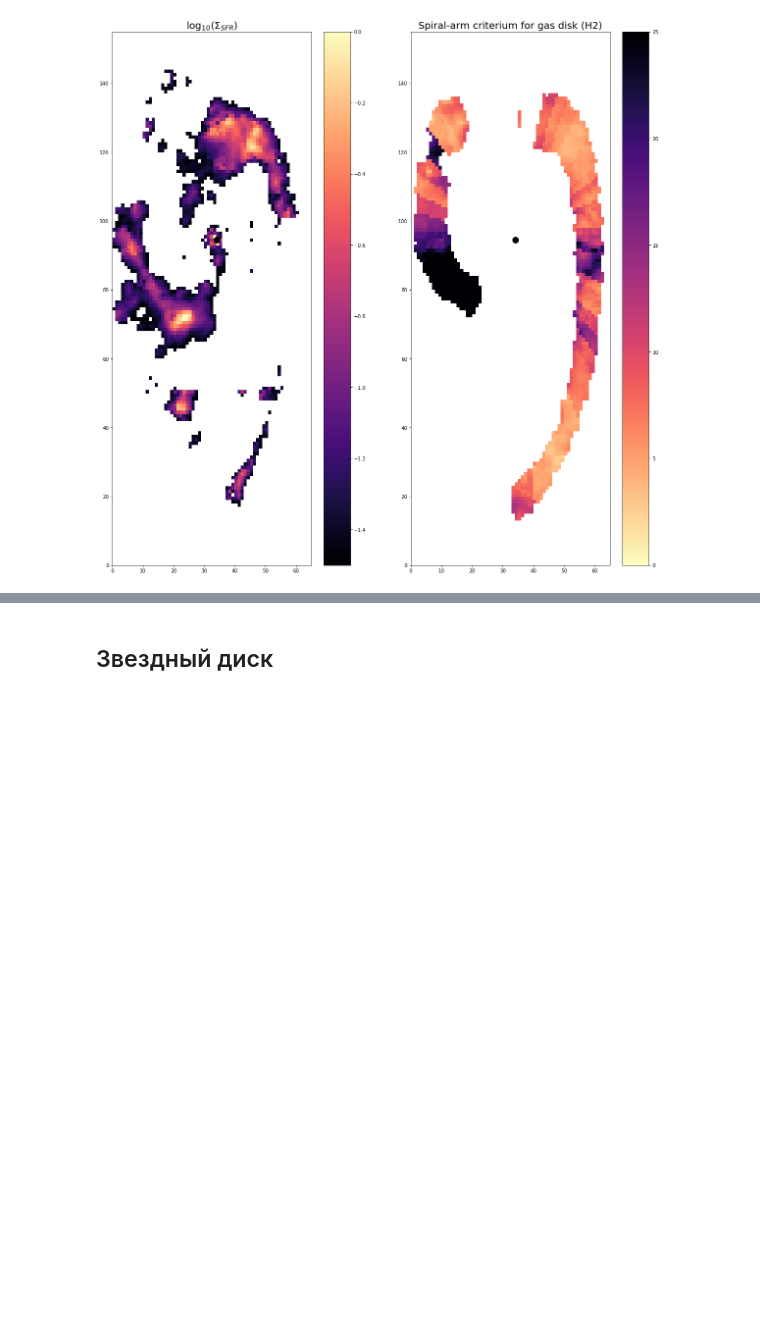
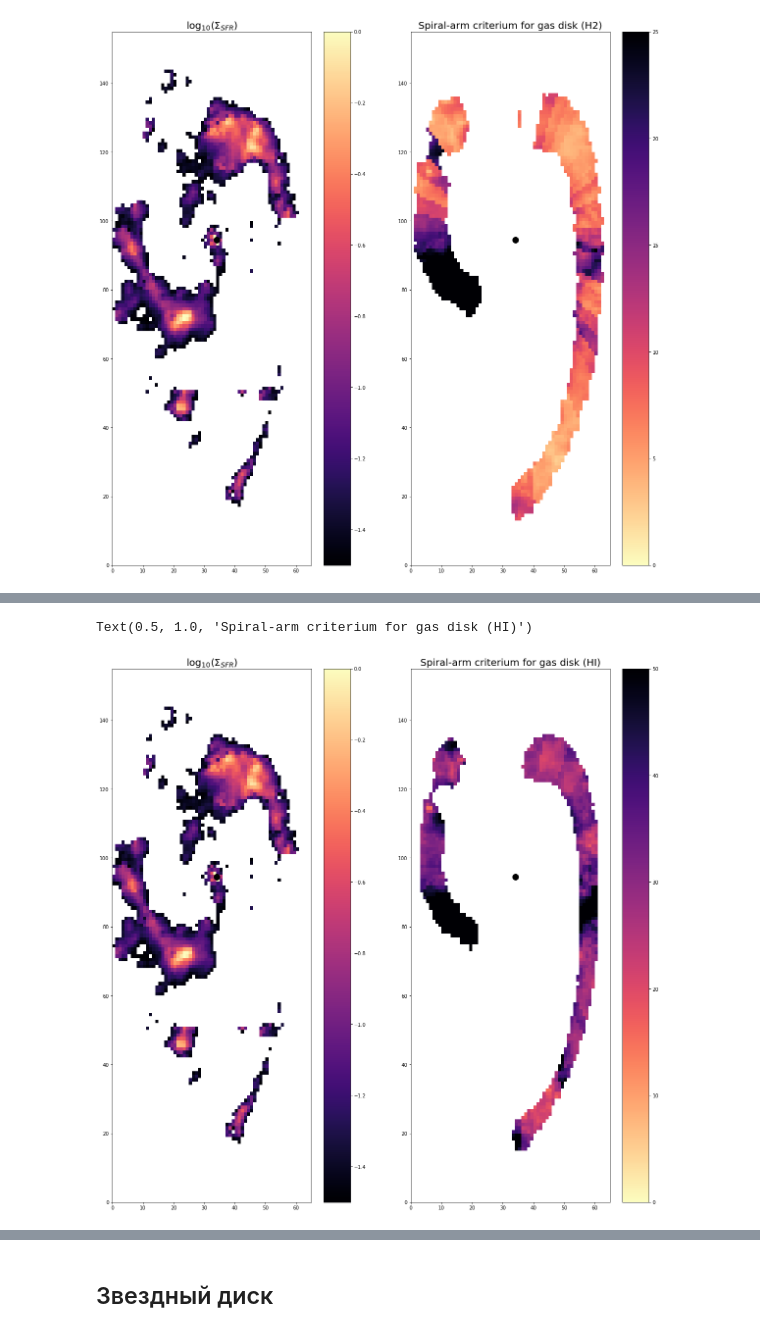
Before and after one commit to ValerieKostiuk/Course-work, a Jupyter notebook: NGC3627/spiral_arm_instability.ipynb, the cells around one changed output, grey strips where cells are left out. Drawn from its saved outputs; the diff is of its cells as text; code cells hidden in the pictures; blank space fills up the shorter version.

```diff
--- a/NGC3627/spiral_arm_instability.ipynb
+++ b/NGC3627/spiral_arm_instability.ipynb
@@ -433,0 +479,44 @@ Text(0.5, 1.0, 'Spiral-arm criterium for gas disk (H2)')
+# %%
+x = np.linspace(1,50,100)
+inst_param_HI = np.zeros(dist_kpc.shape)
+inst_param_HI[:,:] = np.nan
+
+for i, row in enumerate(dist_kpc):
+    for j, col in enumerate(dist_kpc[0]):
+
+            if (mask_gas[i][j]>2.5):
+                sigma_gr = sigma_HI[i][j]/1000.
+                Omega = 30.
+                W_gr = width_green[i][j]
+                Y_gr = 1.44 * W_gr * Sigma_HI_peak[i][j]
+                S_gr = (sigma_gr**2 * x**2 + 4 * Omega**2) / (np.pi * G * f(x*W_gr) * Y_gr * x**2)
+                inst_param_HI[i][j] = np.min(np.abs(S_gr))
+
+            if (mask_gas[i][j]==1.):
+                sigma_r = sigma_HI[i][j]/1000.
+                Omega = 30.
+                W_r = width_red[i][j]
+                Y_r = 1.44 * W_r * Sigma_HI_peak[i][j]
+                S_r = (sigma_r**2 * x**2 + 4 * Omega**2) / (np.pi * G * f(x*W_r) * Y_r * x**2)
+                inst_param_HI[i][j] = np.min(np.abs(S_r))
+# %%
+X,Y = np.meshgrid(np.arange(0.,66,1), np.arange(0.,156,1))
+
+fig = plt.figure(figsize=[20,20])
+plt.subplot(1,2,1)
+quadmesh = plt.pcolormesh(X, Y, np.log10(Sigma_SFR), cmap='magma')
+quadmesh.set_clim(vmin=-1.5, vmax=0)
+quadmesh.cmap.set_under('white')
+plt.colorbar()
+plt.scatter(34.06509169 ,94.54027961,[150.], color='black' )
+plt.title(r'$\log_{10}(\Sigma_{SFR})$',fontsize=20)
+
+plt.subplot(1,2,2)
+quadmesh = plt.pcolormesh(X, Y,inst_param_HI, cmap='magma_r')
+quadmesh.set_clim(vmin=0., vmax = 50.)
+plt.colorbar()
+plt.scatter(34.06509169 ,94.54027961,[150.], color='black' )
+plt.title(r'Spiral-arm criterium for gas disk (HI)', fontsize=20)
+# %% [output]
+Text(0.5, 1.0, 'Spiral-arm criterium for gas disk (HI)')
+[figure, added]
```
Also changed, not shown: parts of 9 cells of this notebook, 5 other files.
